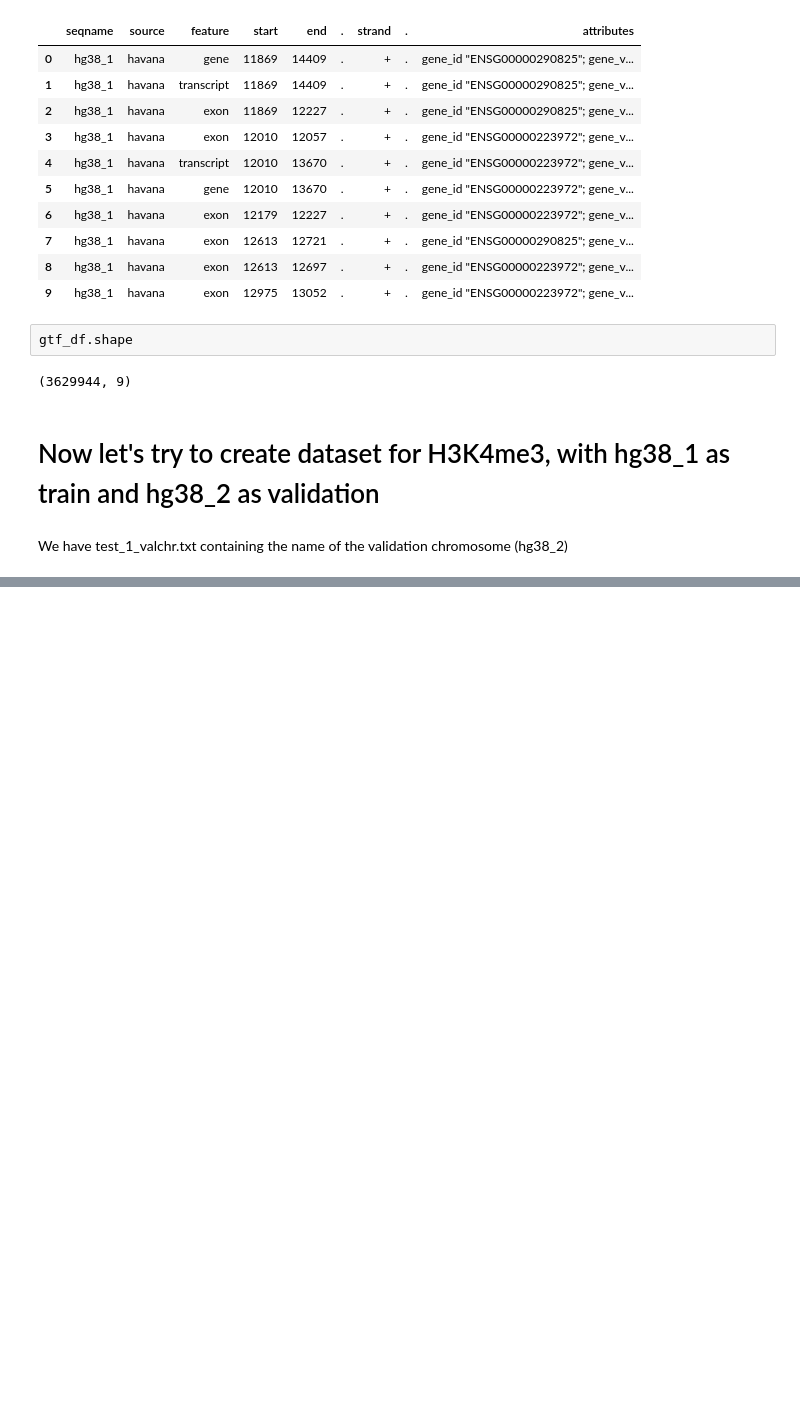
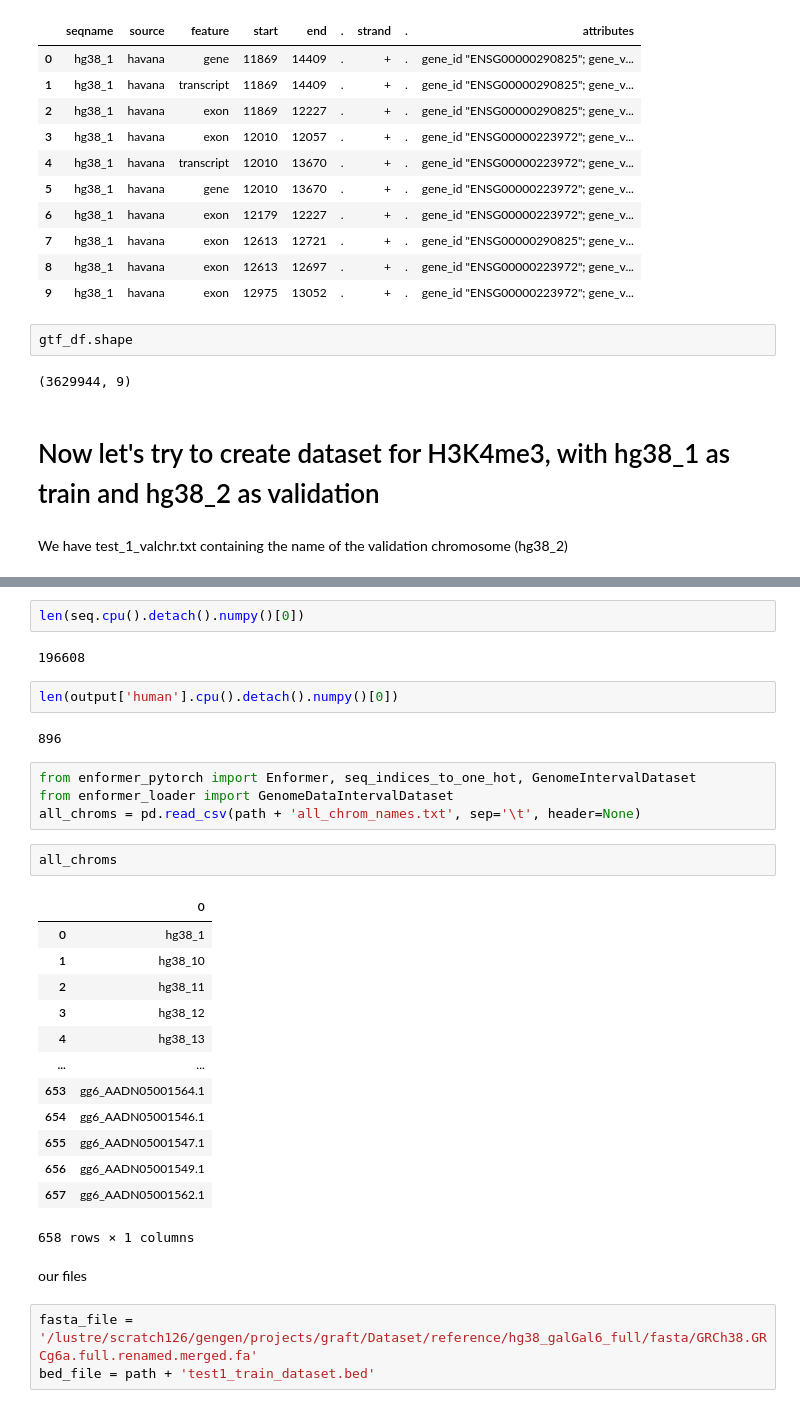
Before and after one commit to sgb67/enformer_loader_sgb, a Jupyter notebook: enformer_try.ipynb, the cells around one changed output, grey strips where cells are left out. Saved outputs shown, nothing was run; the diff lists cells and outputs as text; blank space fills up the shorter version.

```diff
--- a/enformer_try.ipynb
+++ b/enformer_try.ipynb
@@ -174,0 +266,33 @@ We have test_1_valchr.txt containing the name of the validation chromosome (hg38
+# %%
+len(seq.cpu().detach().numpy()[0])
+# %% [output]
+196608
+# %%
+len(output['human'].cpu().detach().numpy()[0])
+# %% [output]
+896
+# %%
+from enformer_pytorch import Enformer, seq_indices_to_one_hot, GenomeIntervalDataset
+from enformer_loader import GenomeDataIntervalDataset
+all_chroms = pd.read_csv(path + 'all_chrom_names.txt', sep='\t', header=None)
+# %%
+all_chroms
+# %% [output]
+|  | 0 |
+| 0 | hg38_1 |
+| 1 | hg38_10 |
+| 2 | hg38_11 |
+| 3 | hg38_12 |
+| 4 | hg38_13 |
+| ... | ... |
+| 653 | gg6_AADN05001564.1 |
+| 654 | gg6_AADN05001546.1 |
+| 655 | gg6_AADN05001547.1 |
+| 656 | gg6_AADN05001549.1 |
+| 657 | gg6_AADN05001562.1 |
+658 rows × 1 columns
+# %% [markdown]
+our files
+# %%
+fasta_file = '/lustre/scratch126/gengen/projects/graft/Dataset/reference/hg38_galGal6_full/fasta/GRCh38.GRCg6a.full.renamed.merged.fa'
+bed_file = path + 'test1_train_dataset.bed'
```
Also changed, not shown: parts of 19 cells of this notebook, 6 other files.
